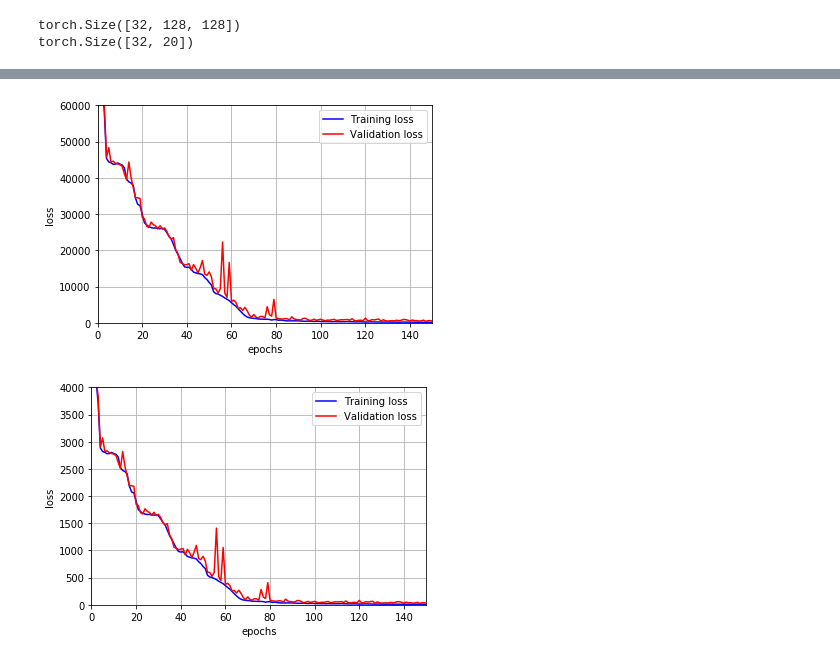
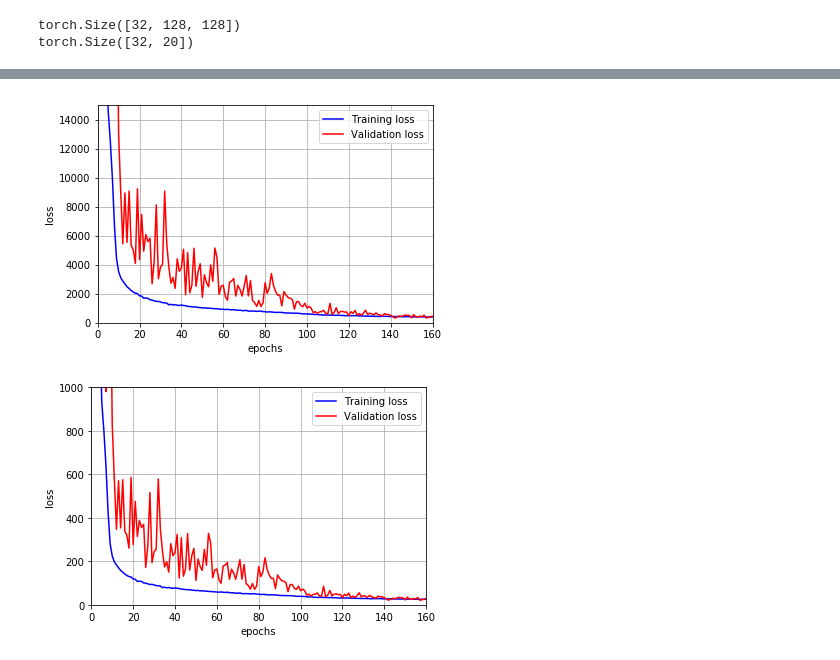
Before and after one commit to povanberg/Machine-learning-for-image-based-wavefront-sensing, a Jupyter notebook: experiments/train.ipynb, the cells around one changed output, grey strips where cells are left out. Drawn from its saved outputs; the diff is of its cells as text; code cells hidden in the pictures.

Commit message:
inception update

```diff
--- a/experiments/train.ipynb
+++ b/experiments/train.ipynb
@@ -47,7 +47,7 @@ torch.Size([32, 20])
 # %%
 # Data set
 data_dir = '../dataset/dataset2/'
-dataset_size = 100000
+dataset_size = 10000
 dataset = psf_dataset(
                       root_dir = data_dir,
                       size = dataset_size,
@@ -57,15 +57,15 @@ dataset = psf_dataset(
 #monitor = monitoring.monitoringGPU(120)
 
 criterion = nn.MSELoss()
-#new_params = list(model.parameters())
-#new_params = new_params[:len(new_params)-6]
+new_params = list(model.parameters())
+new_params = new_params[:len(new_params)-6]
 
-#optimizer = optim.Adam([
+#optimizer = optim.SGD([
 #                {'params': new_params},
-#                {'params': model.module.resnet.fc.parameters(), 'lr': 1e-5}
-#            ], lr=1e-5)
+#                {'params': model.module.inception.fc.parameters(), 'lr': 1e-4}
+#            ], lr=1e-4)
 
-optimizer = optim.Adam(model.parameters(), lr=1e-5)
+optimizer = optim.SGD(model.parameters(), lr=1e-5, momentum=0.9)
 
 
 train(
@@ -73,9 +73,9 @@ train(
               dataset,
               optimizer,
               criterion,
-              split = [0.95, 0.05],
-              batch_size = 256,
-              n_epochs = 250,
+              split = [0.9, 0.1],
+              batch_size = 64,
+              n_epochs = 150,
               random_seed = 42,
               model_dir = './',
               visdom = True,
@@ -103,8 +103,27 @@ Visdom successfully connected to server
 ------------------------------
-# %%
-metrics = get_metrics(model_dir='./resnet/')
-plot_learningcurve(metrics, name='./resnet/lrcurve.pdf', ylim=[0,60000], xlim=[0,150])
-plot_learningcurve(metrics, zernike=True, name='./resnet/lrcurve_zernike.pdf', ylim=[0,4000], xlim=[0,150])
-# %% [output]
-[figure, removed]
-[figure, removed]
+# %%
+import sys
+import aotools
+import numpy as np
+import torch
+import torch.nn as nn
+import torch.nn.functional as F
+import torch.optim as optim
+import torchvision.models as models
+from torchvision import transforms
+from collections import OrderedDict
+
+sys.path.insert(0, '../')
+from model_inception import Net
+from load import load
+from train import train
+from utils import *
+from dataset import *
+import monitoring
+
+metrics = get_metrics(model_dir='./')
+plot_learningcurve(metrics, name='lrcurve.pdf', ylim=[0,15000], xlim=[0,160])
+plot_learningcurve(metrics, zernike=True, name='lrcurve_zernike.pdf', ylim=[0,1000], xlim=[0,160])
+# %% [output]
+[figure, added]
+[figure, added]
```
Also changed, not shown: parts of 3 cells of this notebook, 11 other files.
